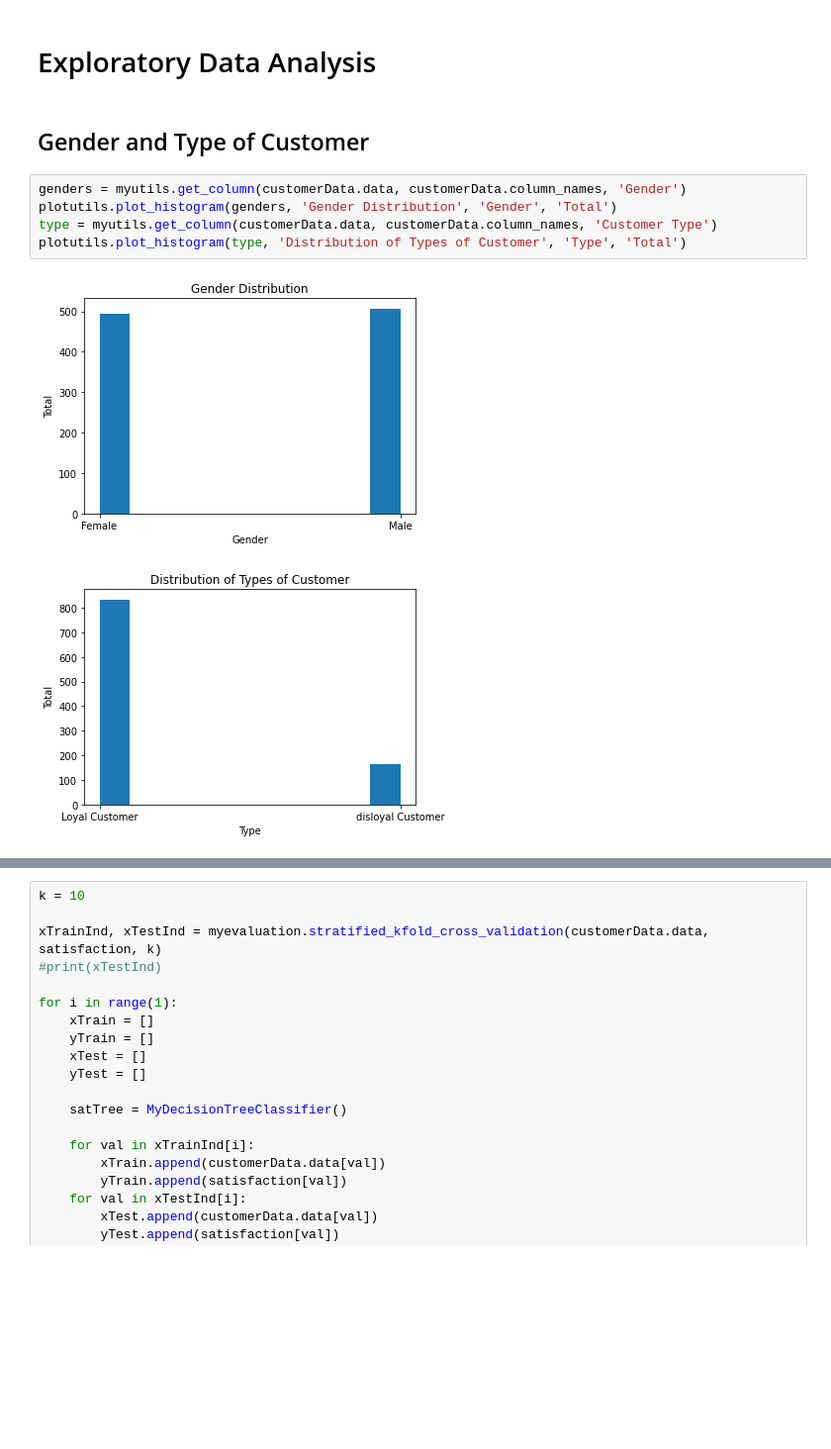
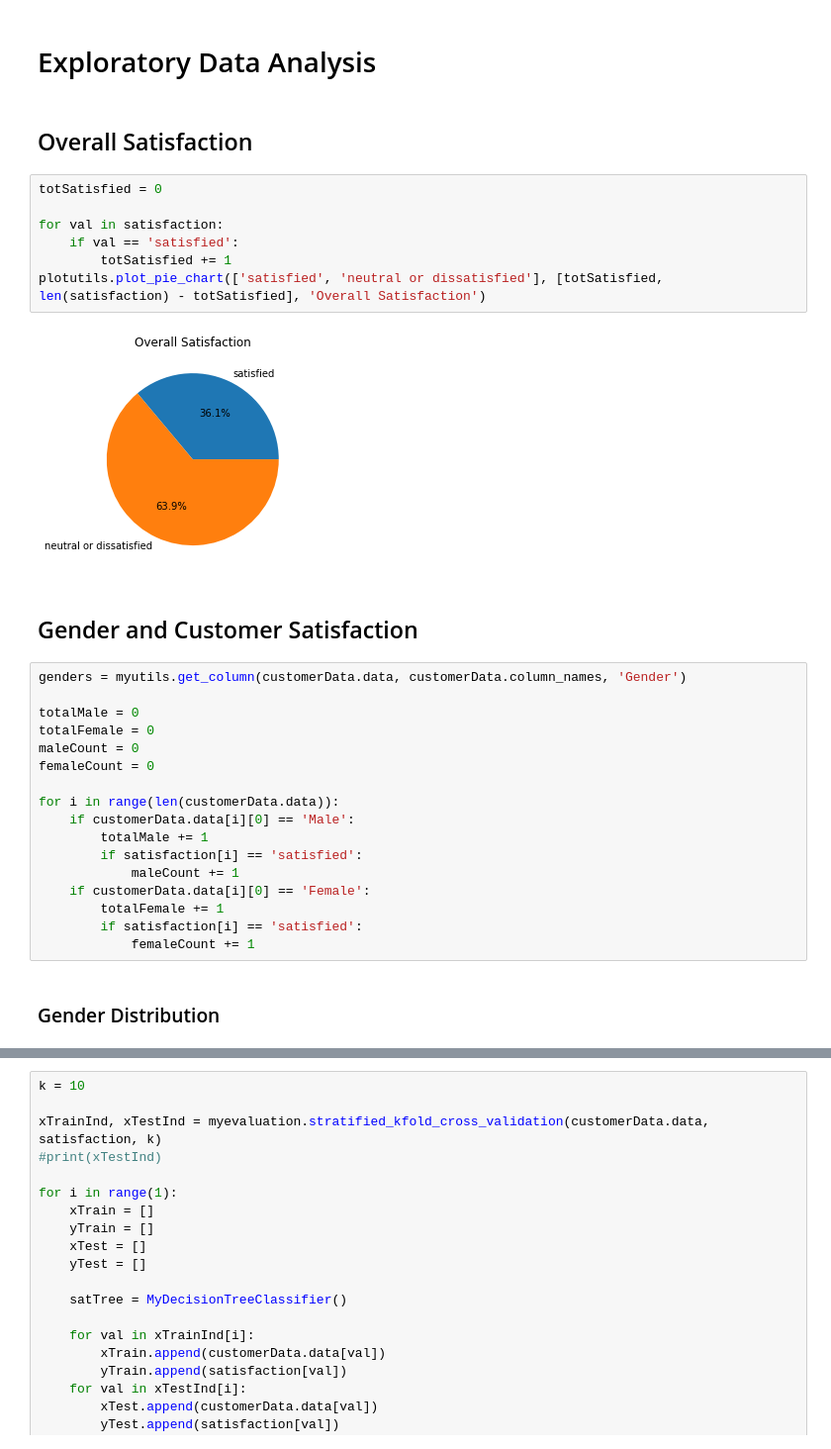
Before and after one commit to aidanlewilewi/322Project, a Jupyter notebook: eda.ipynb, the cells around one changed output, grey strips where cells are left out. Shown at 99% size. Cells and saved outputs as stored; diff of their text form; blank space fills up the shorter version.

```diff
--- a/eda.ipynb
+++ b/eda.ipynb
@@ -66,13 +66,35 @@ for i in range(len(customerData.data)):
     customerData.data[i][2] = myutils.convertBinToCategory(customerData.data[i][2], ageBins)
 # %% [markdown]
 # Exploratory Data Analysis
+# %% [markdown]
+## Overall Satisfaction
+# %%
+totSatisfied = 0
+
+for val in satisfaction:
+    if val == 'satisfied':
+        totSatisfied += 1
+plotutils.plot_pie_chart(['satisfied', 'neutral or dissatisfied'], [totSatisfied, len(satisfaction) - totSatisfied], 'Overall Satisfaction')
+# %% [output]
+[figure, added]
 # %% [markdown]
-## Gender and Type of Customer
+## Gender and Customer Satisfaction
-# %%
-genders = myutils.get_column(customerData.data, customerData.column_names, 'Gender')
-plotutils.plot_histogram(genders, 'Gender Distribution', 'Gender', 'Total')
-type = myutils.get_column(customerData.data, customerData.column_names, 'Customer Type')
-plotutils.plot_histogram(type, 'Distribution of Types of Customer', 'Type', 'Total')
-# %% [output]
-[figure, removed]
-[figure, removed]
+# %%
+genders = myutils.get_column(customerData.data, customerData.column_names, 'Gender')
+
+totalMale = 0
+totalFemale = 0
+maleCount = 0
+femaleCount = 0
+
+for i in range(len(customerData.data)):
+    if customerData.data[i][0] == 'Male':
+        totalMale += 1
+        if satisfaction[i] == 'satisfied':
+            maleCount += 1
+    if customerData.data[i][0] == 'Female':
+        totalFemale += 1
+        if satisfaction[i] == 'satisfied':
+            femaleCount += 1
+# %% [markdown]
+### Gender Distribution
```
Also changed, not shown: parts of 6 cells of this notebook.
